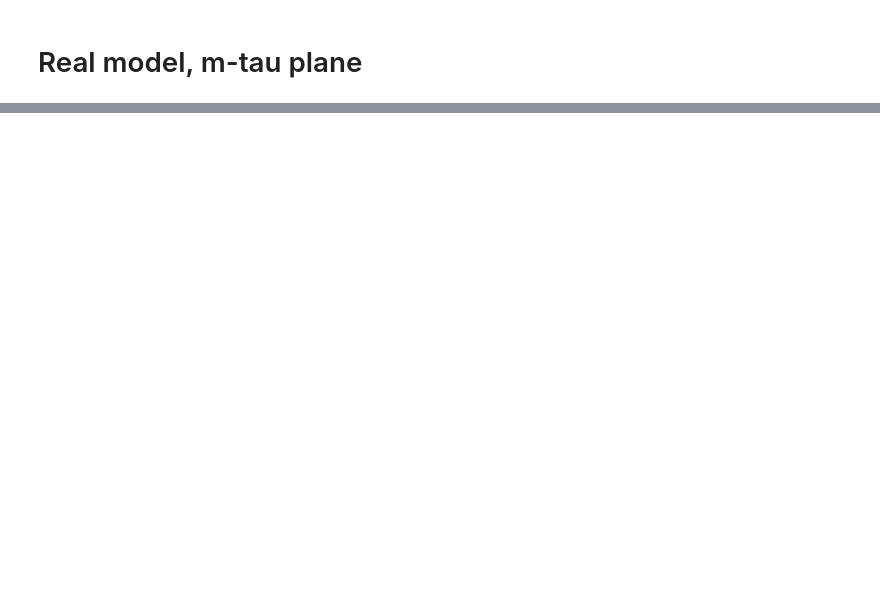
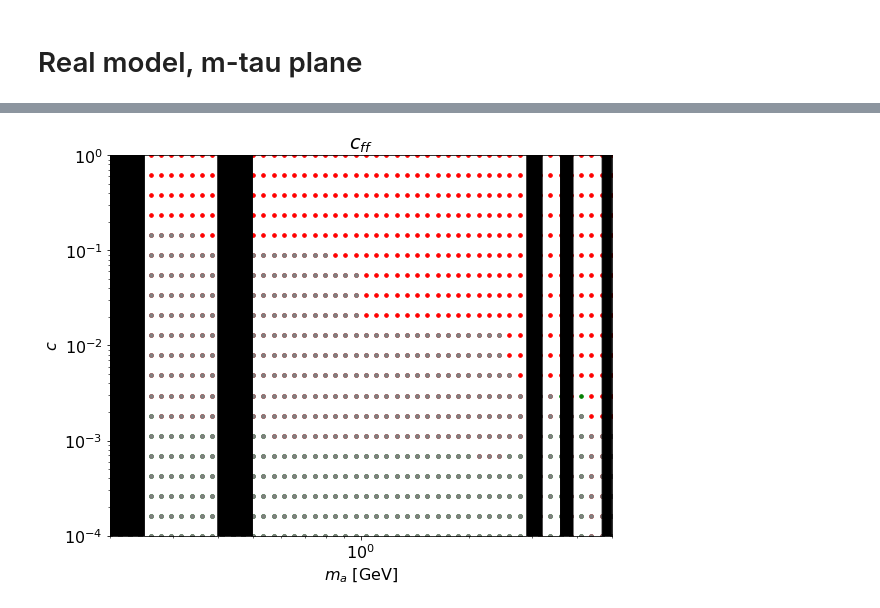
Before and after one commit to anasthesia/alps-BelleII, a Jupyter notebook: python/LHCb_bounds.ipynb, the cells around one changed output, grey strips where cells are left out. Cells and saved outputs as stored; diff of their text form; code cells hidden in the pictures; blank space fills up the shorter version.

```diff
--- a/python/LHCb_bounds.ipynb
+++ b/python/LHCb_bounds.ipynb
@@ -338,0 +363,20 @@ plt.yscale("log")
+# %%
+plt.figure(figsize=(9, 7))
+
+plotAllAllowed("../Experimental_files/LHCb_prompt/output_combined/m-tau-c-BRBtoKmumu-cff-prompt_comb.dat",0,2,\
+              prompt=True)
+
+plotWhiteRegions(5*10**4)
+
+plt.title('$c_{ff}$')
+plt.xlabel('$m_a$ [GeV]')
+plt.xlim(0.2,5)
+plt.ylim(10**-4,1)
+
+plt.ylabel('$c$')
+plt.xscale("log")
+plt.yscale("log")
+
+plt.savefig('plots/LHCb_prompt_cff.png', dpi=300, bbox_inches='tight')
+# %% [output]
+[figure, added]
```
Also changed, not shown: parts of 14 cells of this notebook, 18 other files.
